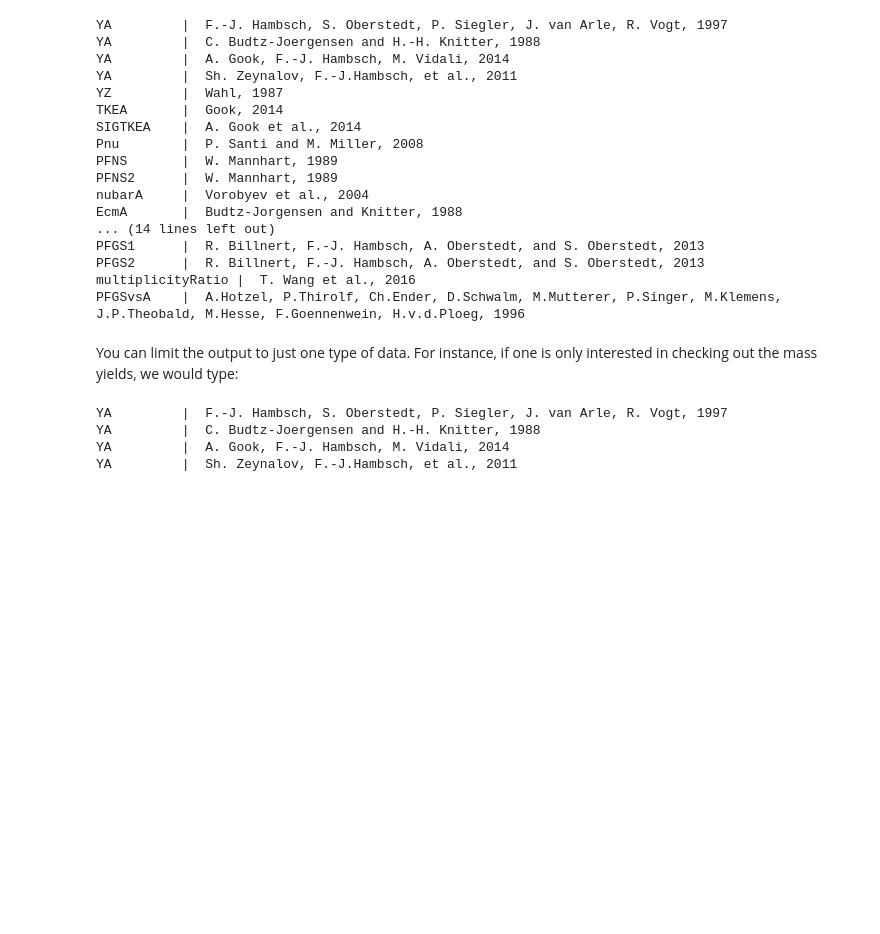
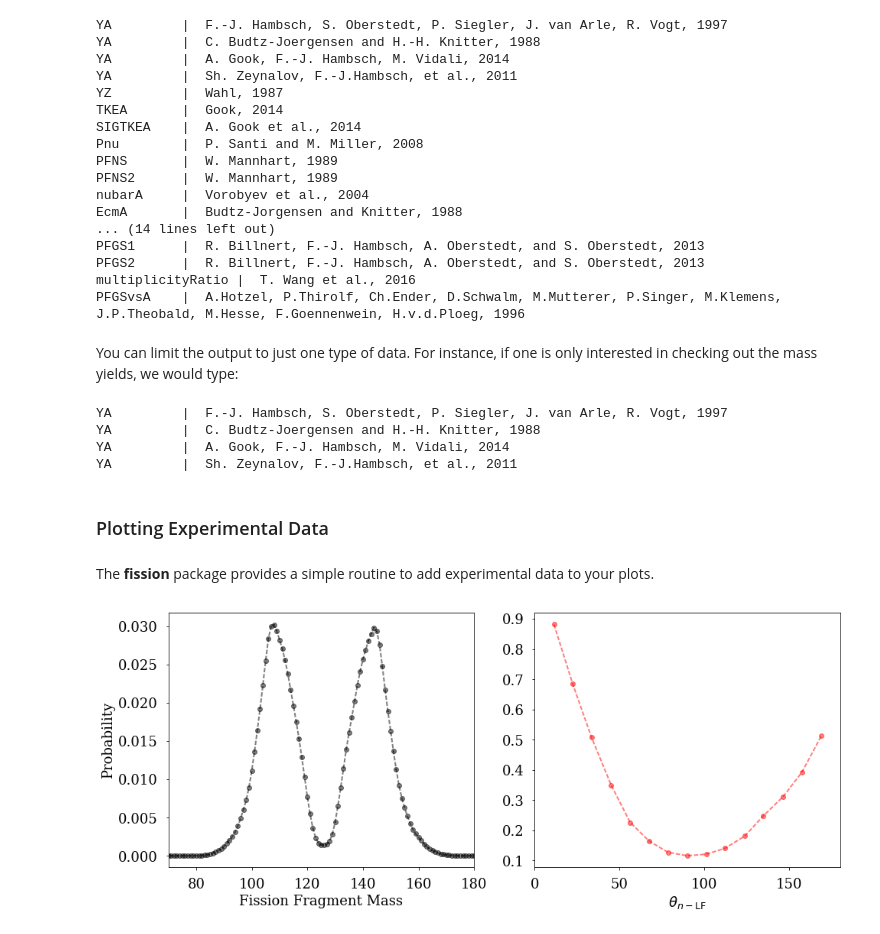
Before and after one commit to ptalou/CGMF, a Jupyter notebook: nb_readingExperimentalData.ipynb, the cells around one changed output. Drawn from its saved outputs; the diff is of its cells as text; code cells hidden in the pictures; blank space fills up the shorter version.

```diff
--- a/nb_readingExperimentalData.ipynb
+++ b/nb_readingExperimentalData.ipynb
@@ -8,0 +19,26 @@ import fission as fission
+# %%
+### rcParams are the default parameters for matplotlib
+import matplotlib as mpl
+
+print ("Matplotbib Version: ", mpl.__version__)
+
+mpl.rcParams['font.size'] = 18
+mpl.rcParams['font.family'] = 'Helvetica', 'serif'
+#mpl.rcParams['font.color'] = 'darkred'
+mpl.rcParams['font.weight'] = 'normal'
+
+mpl.rcParams['axes.labelsize'] = 18.
+mpl.rcParams['xtick.labelsize'] = 18.
+mpl.rcParams['ytick.labelsize'] = 18.
+mpl.rcParams['lines.linewidth'] = 2.
+
+font = {'family' : 'serif',
+        'color'  : 'darkred',
+        'weight' : 'normal',
+        'size'   : 18,
+        }
+
+mpl.rcParams['xtick.major.pad']='10'
+mpl.rcParams['ytick.major.pad']='10'
+
+mpl.rcParams['image.cmap'] = 'inferno'
@@ -43,3 +81,25 @@ YA         |  F.-J. Hambsch, S. Oberstedt, P. Siegler, J. van Arle, R. Vogt, 199
 YA         |  C. Budtz-Joergensen and H.-H. Knitter, 1988
 YA         |  A. Gook, F.-J. Hambsch, M. Vidali, 2014
 YA         |  Sh. Zeynalov, F.-J.Hambsch, et al., 2011
+# %% [markdown]
+### Plotting Experimental Data
+# %% [markdown]
+The **fission** package provides a simple routine to add experimental data to your plots.
+# %%
+fig=figure(figsize(14,6))
+
+plt.subplot(1,2,1)
+fission.plotExperimentalData(exp, quantity='YA',author="Gook")
+plt.xlim(70,180)
+plt.xlabel("Fission Fragment Mass")
+plt.ylabel("Probability")
+
+plt.subplot(1,2,2)
+fission.plotExperimentalData(exp, quantity='nLF',author="Bowman",format="ro--")
+plt.xlim(0,180)
+plt.xlabel(r"$\theta_{n-{\rm LF}}$")
+
+plt.tight_layout()
+plt.show()
+# %% [output]
+[figure, added]
```
Also changed, not shown: parts of 3 cells of this notebook, 20 other files.
